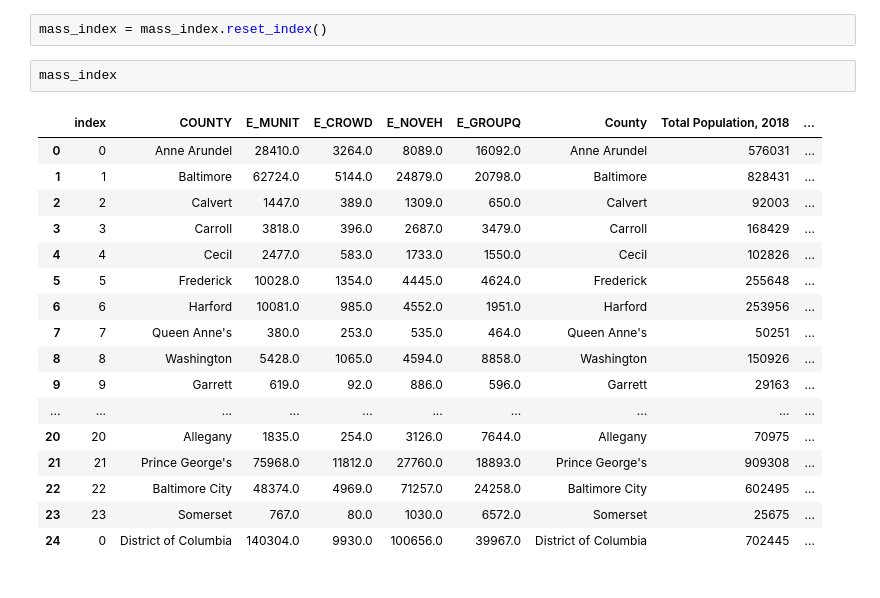
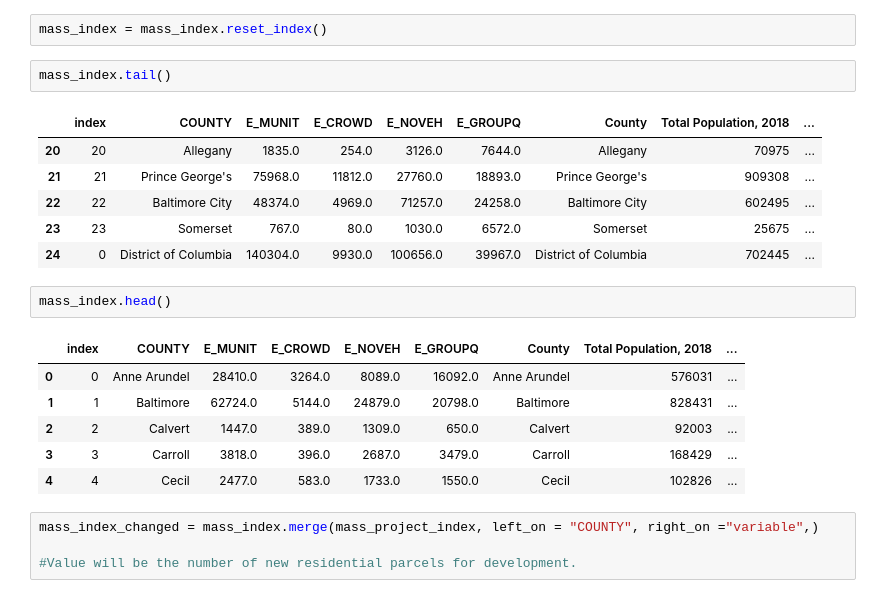
Before and after one commit to BerkeleyPoulsen/447-Project, a Jupyter notebook: 447 Project Notebook part 1.ipynb, the cells around one changed output. Drawn from its saved outputs; the diff is of its cells as text.

```diff
--- a/447 Project Notebook part 1.ipynb
+++ b/447 Project Notebook part 1.ipynb
@@ -235,22 +275,24 @@ mass_index = pd.concat([mass_index, DC_row])
 # %%
 mass_index = mass_index.reset_index()
 # %%
-mass_index
+mass_index.tail()
 # %% [output]
 |  | index | COUNTY | E_MUNIT | E_CROWD | E_NOVEH | E_GROUPQ | County | Total Population, 2018 | ... |
-| 0 | 0 | Anne Arundel | 28410.0 | 3264.0 | 8089.0 | 16092.0 | Anne Arundel | 576031 | ... |
-| 1 | 1 | Baltimore | 62724.0 | 5144.0 | 24879.0 | 20798.0 | Baltimore | 828431 | ... |
-| 2 | 2 | Calvert | 1447.0 | 389.0 | 1309.0 | 650.0 | Calvert | 92003 | ... |
-| 3 | 3 | Carroll | 3818.0 | 396.0 | 2687.0 | 3479.0 | Carroll | 168429 | ... |
-| 4 | 4 | Cecil | 2477.0 | 583.0 | 1733.0 | 1550.0 | Cecil | 102826 | ... |
-| 5 | 5 | Frederick | 10028.0 | 1354.0 | 4445.0 | 4624.0 | Frederick | 255648 | ... |
-| 6 | 6 | Harford | 10081.0 | 985.0 | 4552.0 | 1951.0 | Harford | 253956 | ... |
-| 7 | 7 | Queen Anne's | 380.0 | 253.0 | 535.0 | 464.0 | Queen Anne's | 50251 | ... |
-| 8 | 8 | Washington | 5428.0 | 1065.0 | 4594.0 | 8858.0 | Washington | 150926 | ... |
-| 9 | 9 | Garrett | 619.0 | 92.0 | 886.0 | 596.0 | Garrett | 29163 | ... |
-| ... | ... | ... | ... | ... | ... | ... | ... | ... | ... |
 | 20 | 20 | Allegany | 1835.0 | 254.0 | 3126.0 | 7644.0 | Allegany | 70975 | ... |
 | 21 | 21 | Prince George's | 75968.0 | 11812.0 | 27760.0 | 18893.0 | Prince George's | 909308 | ... |
 | 22 | 22 | Baltimore City | 48374.0 | 4969.0 | 71257.0 | 24258.0 | Baltimore City | 602495 | ... |
 | 23 | 23 | Somerset | 767.0 | 80.0 | 1030.0 | 6572.0 | Somerset | 25675 | ... |
 | 24 | 0 | District of Columbia | 140304.0 | 9930.0 | 100656.0 | 39967.0 | District of Columbia | 702445 | ... |
+# %%
+mass_index.head()
+# %% [output]
+|  | index | COUNTY | E_MUNIT | E_CROWD | E_NOVEH | E_GROUPQ | County | Total Population, 2018 | ... |
+| 0 | 0 | Anne Arundel | 28410.0 | 3264.0 | 8089.0 | 16092.0 | Anne Arundel | 576031 | ... |
+| 1 | 1 | Baltimore | 62724.0 | 5144.0 | 24879.0 | 20798.0 | Baltimore | 828431 | ... |
+| 2 | 2 | Calvert | 1447.0 | 389.0 | 1309.0 | 650.0 | Calvert | 92003 | ... |
+| 3 | 3 | Carroll | 3818.0 | 396.0 | 2687.0 | 3479.0 | Carroll | 168429 | ... |
+| 4 | 4 | Cecil | 2477.0 | 583.0 | 1733.0 | 1550.0 | Cecil | 102826 | ... |
+# %%
+mass_index_changed = mass_index.merge(mass_project_index, left_on = "COUNTY", right_on ="variable",)
+
+#Value will be the number of new residential parcels for development.
```
Also changed, not shown: parts of 12 cells of this notebook, 1 other file.
